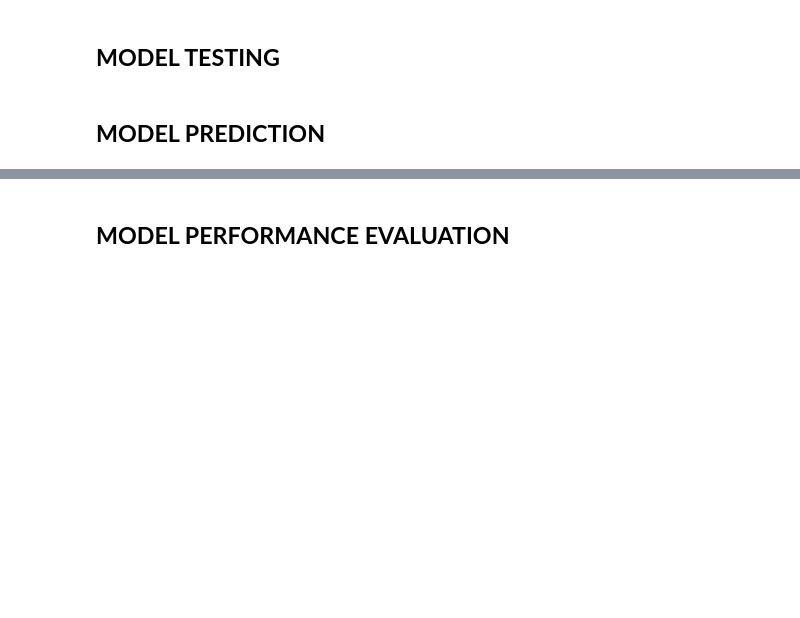
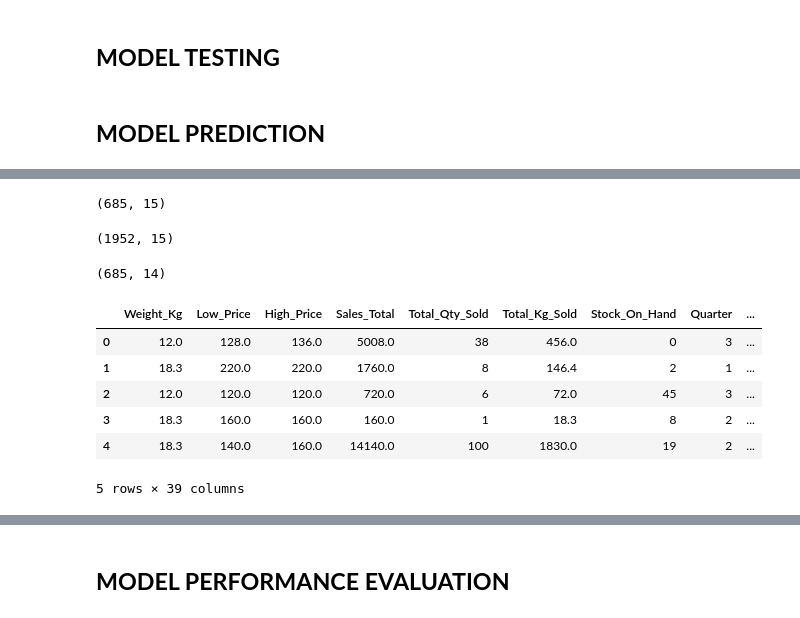
Before and after one commit to BigguyFM32/Regression-Team-TS1, a Jupyter notebook: Regression Team 1 Notebook.ipynb, the cells around one changed output, grey strips where cells are left out. Drawn from its saved outputs; the diff is of its cells as text; code cells hidden in the pictures; blank space fills up the shorter version.

```diff
--- a/Regression Team 1 Notebook.ipynb
+++ b/Regression Team 1 Notebook.ipynb
@@ -694,0 +764,8 @@ Root Mean squared error is higher on the test set than the train set and R-squar
+# %%
+df_test.shape
+# %% [output]
+(685, 15)
+# %%
+golden_apple_train.shape
+# %% [output]
+(1952, 15)
@@ -694,0 +774,17 @@ Root Mean squared error is higher on the test set than the train set and R-squar
+# %%
+df_test = df_test.drop('Index', axis=1)
+# %%
+df_test.shape
+# %% [output]
+(685, 14)
+# %%
+X_real = pd.get_dummies(df_test)
+X_real.head()
+# %% [output]
+|  | Weight_Kg | Low_Price | High_Price | Sales_Total | Total_Qty_Sold | Total_Kg_Sold | Stock_On_Hand | Quarter | ... |
+| 0 | 12.0 | 128.0 | 136.0 | 5008.0 | 38 | 456.0 | 0 | 3 | ... |
+| 1 | 18.3 | 220.0 | 220.0 | 1760.0 | 8 | 146.4 | 2 | 1 | ... |
+| 2 | 12.0 | 120.0 | 120.0 | 720.0 | 6 | 72.0 | 45 | 3 | ... |
+| 3 | 18.3 | 160.0 | 160.0 | 160.0 | 1 | 18.3 | 8 | 2 | ... |
+| 4 | 18.3 | 140.0 | 160.0 | 14140.0 | 100 | 1830.0 | 19 | 2 | ... |
+5 rows × 39 columns
```
Also changed, not shown: parts of 21 cells of this notebook, 1 other file.
